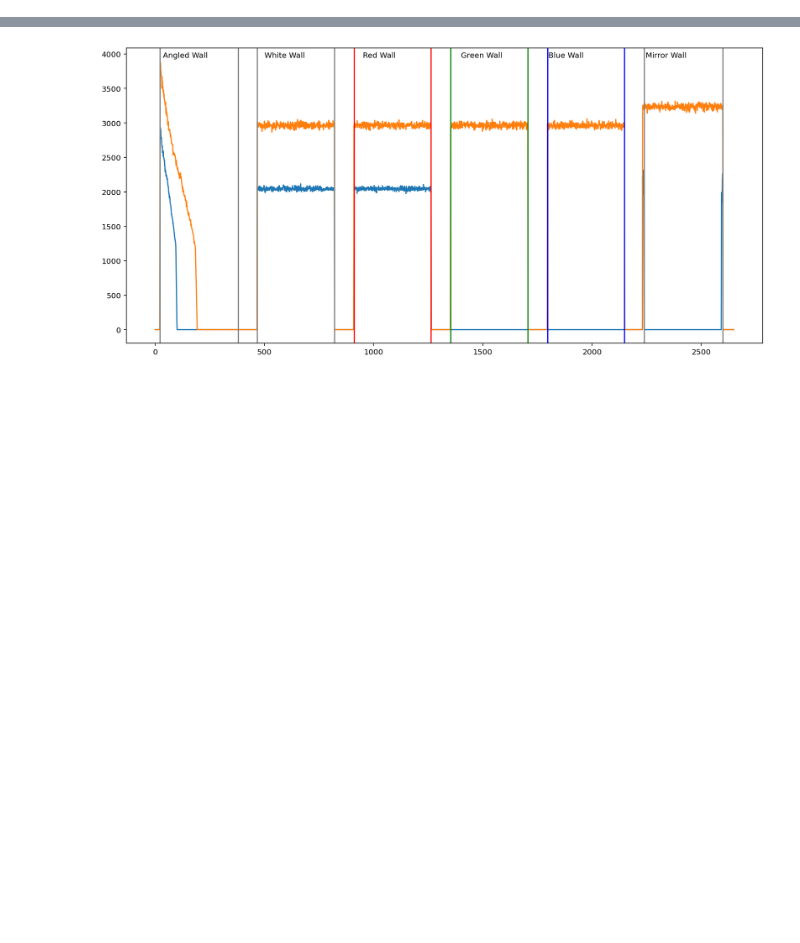
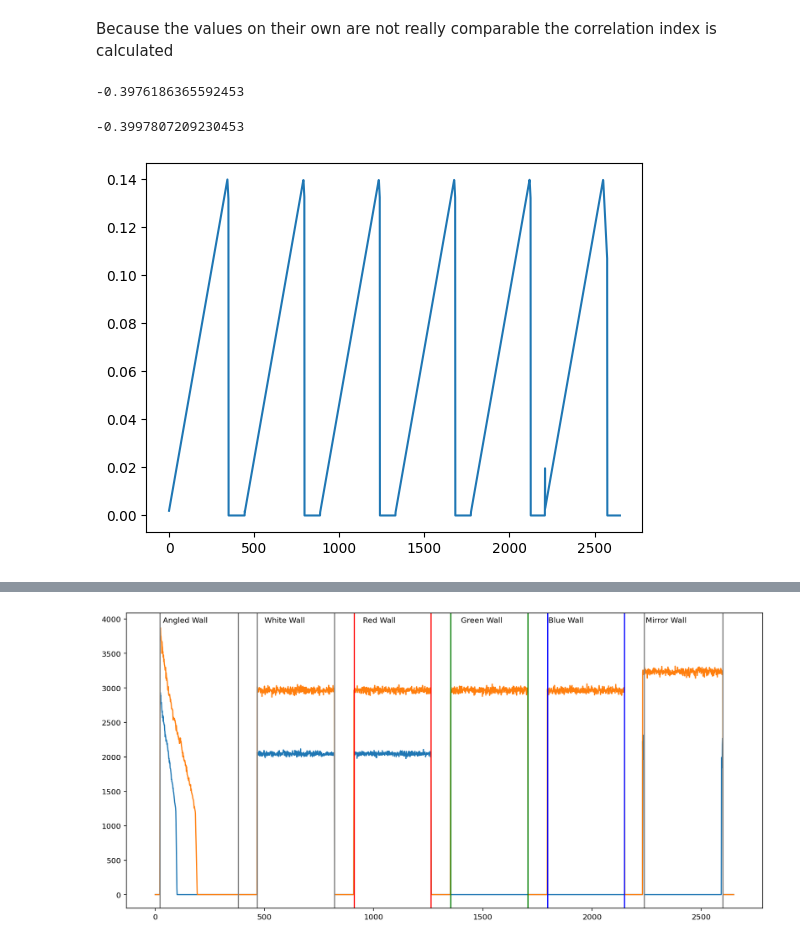
Before and after one commit to lsch0lz/webots_sensor_experiments, a Jupyter notebook: notebook/proximity.ipynb, the cells around one changed output, grey strips where cells are left out. Drawn from its saved outputs; the diff is of its cells as text; code cells hidden in the pictures; blank space fills up the shorter version.

```diff
--- a/notebook/proximity.ipynb
+++ b/notebook/proximity.ipynb
@@ -21,2 +23,19 @@ df
+# %% [markdown]
+Because the values on their own are not really comparable the correlation index is calculated
+# %%
+thymioSensorCorrelation = df["thymio"].corr(other = df["perfect"], method="pearson")
+thymioSensorCorrelation
+# %% [output]
+-0.3976186365592453
+# %%
+laserSensorCorrelation = df["laser"].corr(other = df["perfect"], method="pearson")
+laserSensorCorrelation
+# %% [output]
+-0.3997807209230453
+# %%
+plt.plot(df.perfect)
+plt.show()
+# %% [output]
+[figure, added]
 # %%
 plt.plot(df.thymio, label = "thymio")
```
Also changed, not shown: parts of 3 cells of this notebook, 2 other files.
